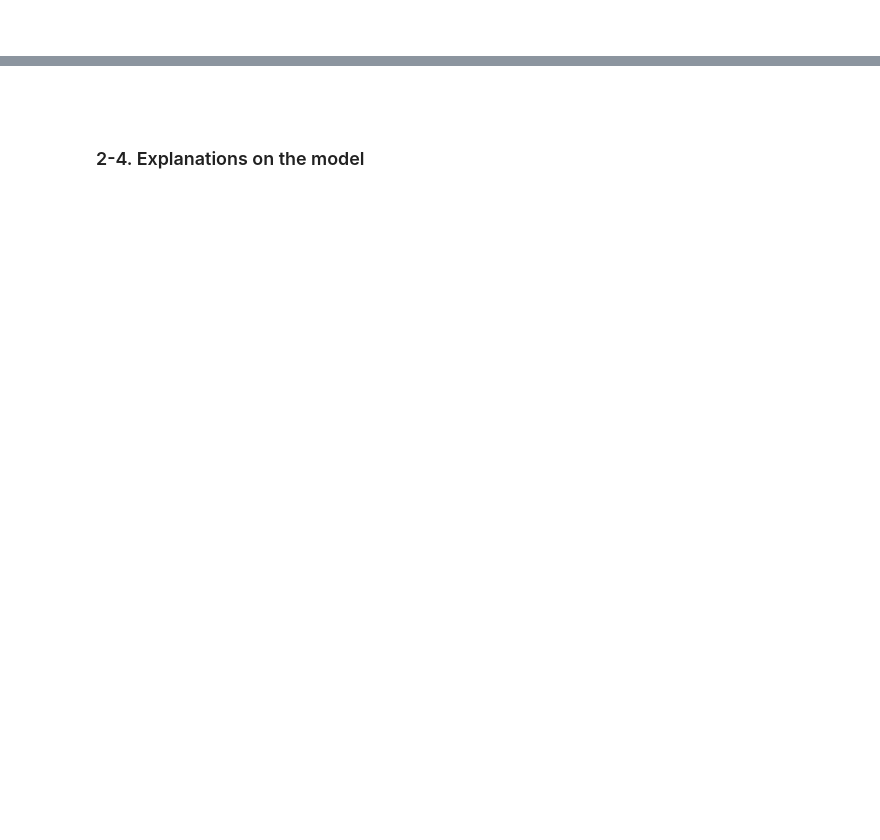
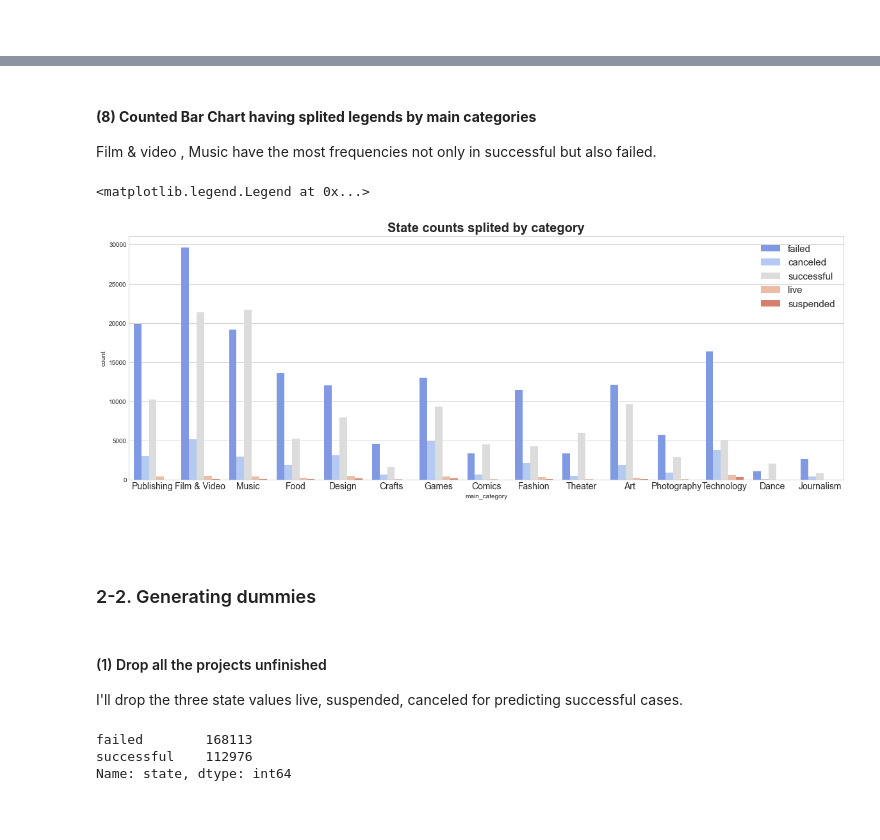
Before and after one commit to ABizCho/py_machineLearning, a Jupyter notebook: Assignment_Individual/asgmt_3_201823869.ipynb, the cells around one changed output, grey strips where cells are left out. Saved outputs shown, nothing was run; the diff lists cells and outputs as text; code cells hidden in the pictures; blank space fills up the shorter version.

```diff
--- a/Assignment_Individual/asgmt_3_201823869.ipynb
+++ b/Assignment_Individual/asgmt_3_201823869.ipynb
@@ -718,6 +824,35 @@ plt.show()
+# %% [markdown]
+#### **(8) Counted Bar Chart having splited legends by main categories**
+Film & video , Music have the most frequencies not only in successful but also failed.
+# %%
+plt.figure(figsize=(20,7))
+
+palette1 = sns.color_palette('coolwarm',5)
+sns.countplot(data=df_ks,x='main_category', hue='state',palette=palette1)
+
+plt.title('State counts splited by category',fontsize=20,fontweight='bold')
+plt.xticks(fontsize=14)
+plt.legend(loc='upper right',fontsize=15)
+# %% [output]
+<matplotlib.legend.Legend at 0x...>
+[figure, added]
 # %% [markdown]
 <br>
-# %% [markdown]
-### 2-4. Explanations on the model
+# %% [markdown]
+### 2-2. Generating dummies
+# %% [markdown]
+#### (1) Drop all the projects unfinished
+I'll drop the three state values live, suspended, canceled for predicting successful cases.
+# %%
+df_ks_p = df_ks
+df_ks_p.drop(df_ks_p.loc[df_ks_p['state'] == 'live'].index, inplace=True)
+df_ks_p.drop(df_ks_p.loc[df_ks_p['state'] == 'suspended'].index, inplace=True)
+df_ks_p.drop(df_ks_p.loc[df_ks_p['state'] == 'canceled'].index, inplace=True)
+
+print(df_ks_p['state'].value_counts())
+# %% [output]
+failed        168113
+successful    112976
+Name: state, dtype: int64
 # %% [markdown]
 <br>
```
Also changed, not shown: parts of 52 cells of this notebook.
